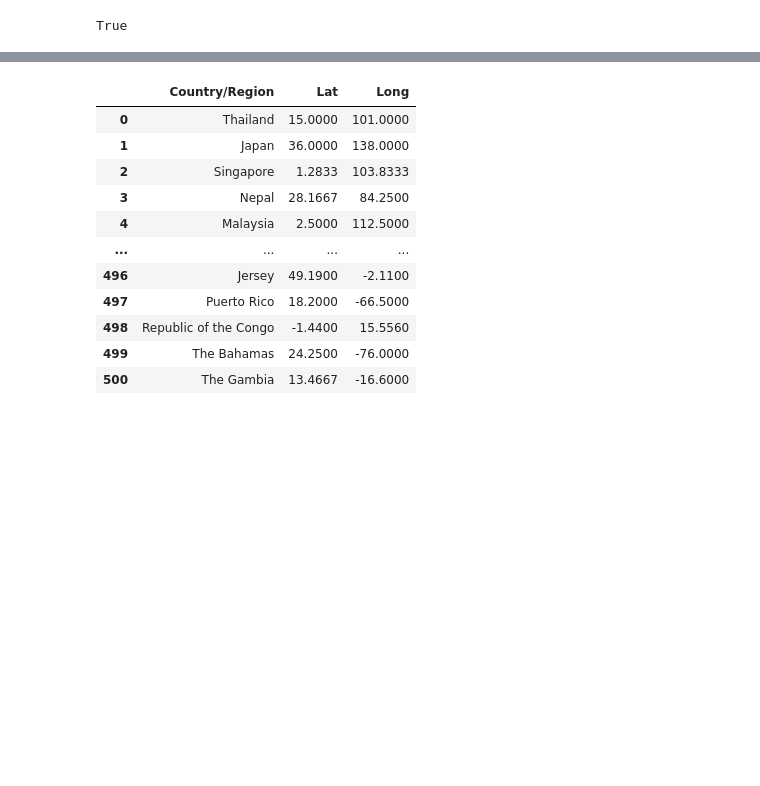
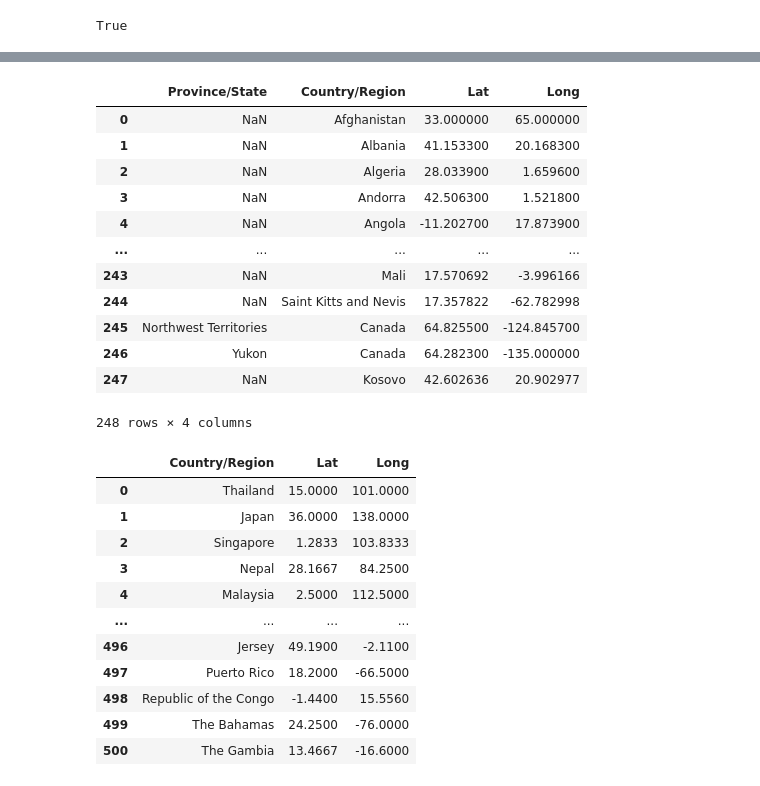
Before and after one commit to kingbd2/covid-analysis, a Jupyter notebook: covid/getcoviddata.ipynb, the cells around one changed output, grey strips where cells are left out. Saved outputs shown, nothing was run; the diff lists cells and outputs as text; code cells hidden in the pictures; blank space fills up the shorter version.

```diff
--- a/covid/getcoviddata.ipynb
+++ b/covid/getcoviddata.ipynb
@@ -58,3 +209,19 @@ nan
+# %%
+dataset_countries
+# %% [output]
+|  | Province/State | Country/Region | Lat | Long |
+| 0 | NaN | Afghanistan | 33.000000 | 65.000000 |
+| 1 | NaN | Albania | 41.153300 | 20.168300 |
+| 2 | NaN | Algeria | 28.033900 | 1.659600 |
+| 3 | NaN | Andorra | 42.506300 | 1.521800 |
+| 4 | NaN | Angola | -11.202700 | 17.873900 |
+| ... | ... | ... | ... | ... |
+| 243 | NaN | Mali | 17.570692 | -3.996166 |
+| 244 | NaN | Saint Kitts and Nevis | 17.357822 | -62.782998 |
+| 245 | Northwest Territories | Canada | 64.825500 | -124.845700 |
+| 246 | Yukon | Canada | 64.282300 | -135.000000 |
+| 247 | NaN | Kosovo | 42.602636 | 20.902977 |
+248 rows × 4 columns
 # %%
 country_df = df_github_countries.iloc[:, 1:4].drop_duplicates(subset=['Country/Region'],keep='last',ignore_index=False)
 # %%
```
Also changed, not shown: parts of 18 cells of this notebook, 1 other file.
